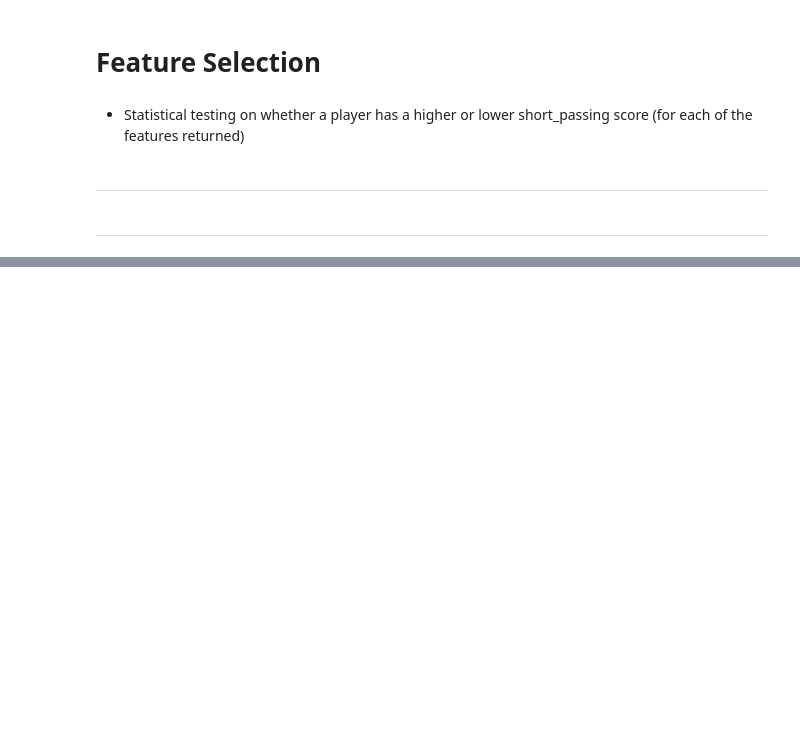
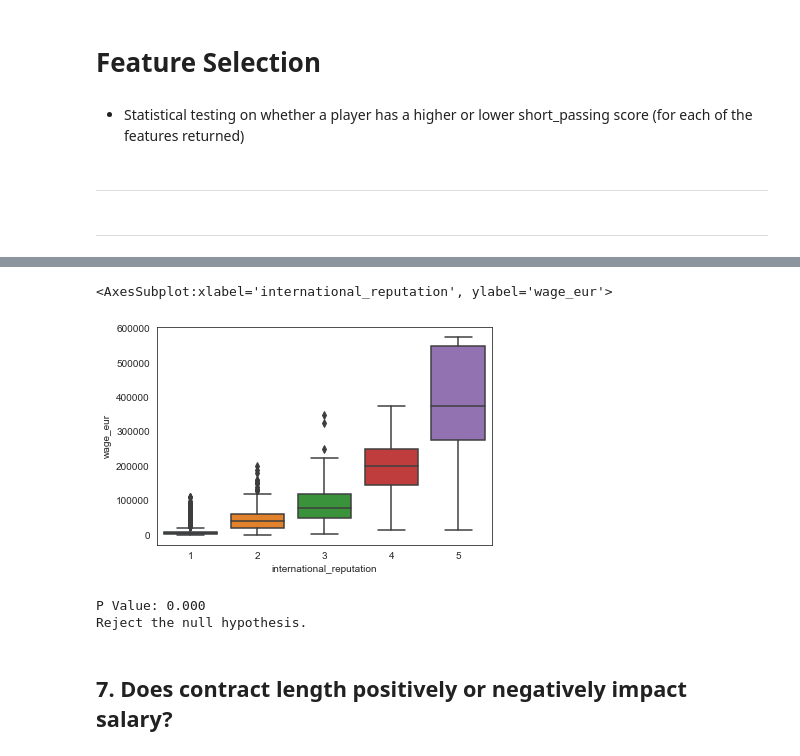
Before and after one commit to Jules-Ray-Kayla-Bert-Capstone-FiFA/fifa, a Jupyter notebook: Jules/jules_eda.ipynb, the cells around one changed output, grey strips where cells are left out. Saved outputs shown, nothing was run; the diff lists cells and outputs as text; code cells hidden in the pictures; blank space fills up the shorter version.

```diff
--- a/Jules/jules_eda.ipynb
+++ b/Jules/jules_eda.ipynb
@@ -1039,0 +1347,27 @@ for i, val in df_p.groupby(df_p['club_position'])[player_features].mean().iterro
+# %%
+#international reputation vs. wage
+sns.boxplot(data = train,
+           x = 'international_reputation',
+           y = 'wage_eur')
+# %% [output]
+<AxesSubplot:xlabel='international_reputation', ylabel='wage_eur'>
+[figure, added]
+# %%
+#setup crosstab
+observed = pd.crosstab(train.international_reputation, train.wage_eur)
+
+chi2, p, degf, expected = stats.chi2_contingency(observed)
+round(p ,3)
+
+#print p-value
+print(f'P-Value: {p:.3f}')
+
+if p < α:
+    print('Reject the null hypothesis.')
+else:
+    print('Fail to reject the null.')
+# %% [output]
+P Value: 0.000
+Reject the null hypothesis.
+# %% [markdown]
+## 7. Does contract length positively or negatively impact salary?
```
Also changed, not shown: parts of 81 cells of this notebook.
